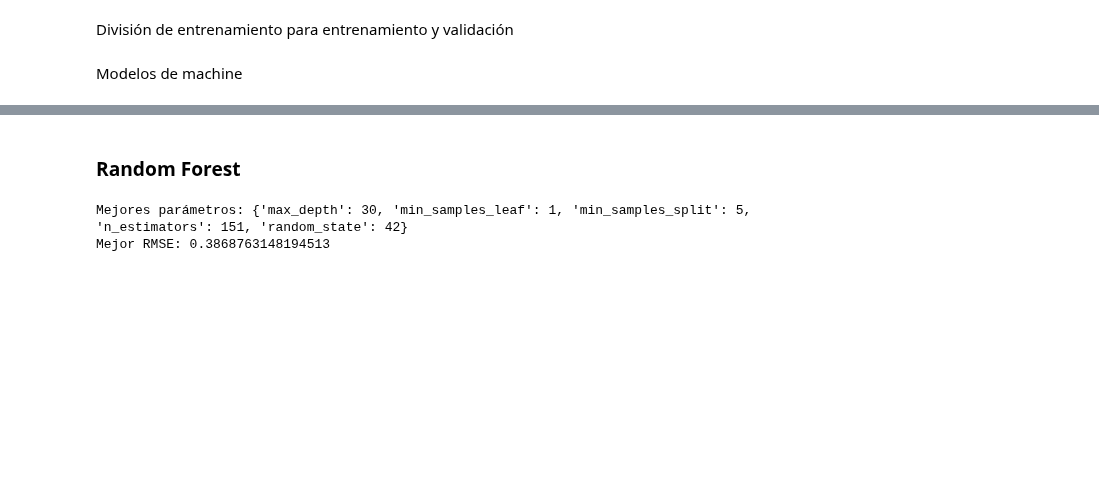
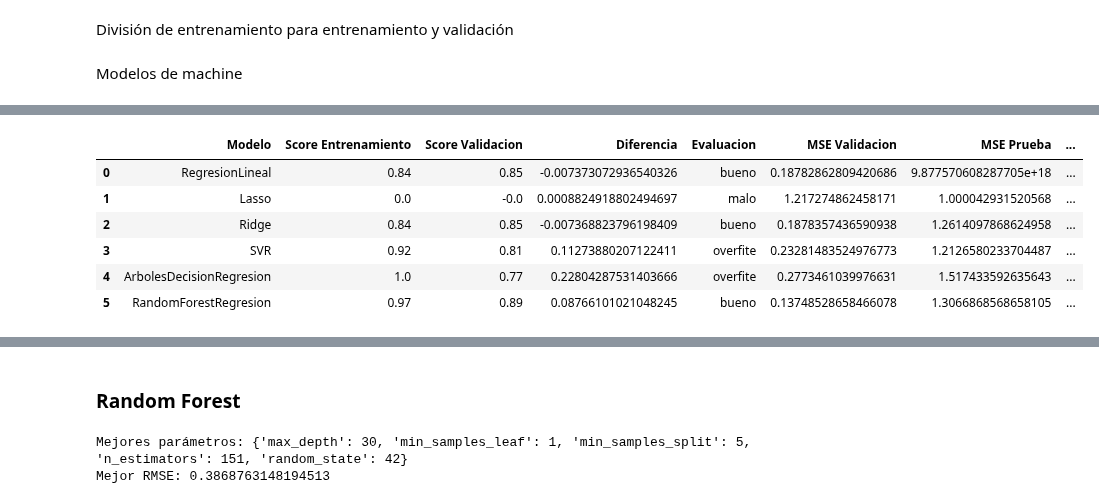
Before and after one commit to J0tta13/machine, a Jupyter notebook: Proyecto final/main.ipynb, the cells around one changed output, grey strips where cells are left out. Cells and saved outputs as stored; diff of their text form; code cells hidden in the pictures; blank space fills up the shorter version.

Commit message:
Sin dataset de Test

```diff
--- a/Proyecto final/main.ipynb
+++ b/Proyecto final/main.ipynb
@@ -272,0 +304,6 @@ y = scaler.fit_transform(y_df)
+# %%
+y_tes= y_test["SalePrice"]
+y_tes_array = y_tes.values.reshape(-1, 1)
+# %%
+y_test_escalado = scaler.fit_transform(y_tes_array)
+x_test = scaler.fit_transform(df_test)
@@ -276,3 +339,13 @@ División de entrenamiento para entrenamiento y validación
 x_train, x_valid, y_train, y_valid = train_test_split(x, y, test_size=0.2, shuffle=True,random_state=42)
 # %% [markdown]
 Modelos de machine
+# %%
+linearRegression= LinearRegression()
+lasso = Lasso()
+ridge = Ridge()
+svr = SVR()
+# decisionTreeRegresor = DecisionTreeRegressor(max_depth=300, min_samples_split=10, min_samples_leaf=10, random_state=42)
+# randomForest = RandomForestRegressor(max_depth= 60, min_samples_leaf= 1, min_samples_split= 2, n_estimators= 51, random_state=42)
+
+decisionTreeRegresor = DecisionTreeRegressor()
+randomForest = RandomForestRegressor()
@@ -278,0 +423,77 @@ Modelos de machine
+# %%
+from sklearn.metrics import mean_squared_error, r2_score
+import pandas as pd
+
+def evaluate_models(models, models_names, x_train, y_train, x_valid, y_valid, x_test, y_test):
+    # Calcular predicciones y errores cuadrados para cada modelo en validación
+    squared_errors_valid = []
+    for model in models:
+        y_pred_valid = model.predict(x_valid)
+        mse_valid = mean_squared_error(y_valid, y_pred_valid)
+        squared_errors_valid.append(f'{mse_valid }')  # Formatear como porcentaje
+
+    # Calcular puntuaciones de entrenamiento y validación
+    train_score = [model.score(x_train, y_train) for model in models]
+    valid_score = [model.score(x_valid, y_valid) for model in models]
+
+    # Diferencia entre las puntuaciones de entrenamiento y validación
+    ratio = []
+    for train, valid in zip(train_score, valid_score):
+        result = train - valid
+        ratio.append(f'{result}')
+
+    # Evaluar el estado del modelo
+    rate = []
+    for train, valid in zip(train_score, valid_score):
+        if train <= 0.65 and valid <= 0.65:
+            rate.append('malo')
+        elif train > valid * 1.10:
+            rate.append('overfite')
+        elif train > 0.65 and train < 0.80 and valid > 0.65 and valid < 0.80:
+            rate.append('medio')
+        elif train >= 0.80 and valid >= 0.80 and train < 1.00 and valid < 1.00:
+            rate.append('bueno')
+        elif train >= 0.80 and valid < 0.80:
+            rate.append('Alto train, Bajo test')
+        else:
+            rate.append('unknown')
+
+    # Calcular predicciones y errores cuadrados para cada modelo en prueba
+    squared_errors_test = []
+    r2_scores_test = []
+    for model in models:
+        y_pred_test = model.predict(x_test)
+        mse_test = mean_squared_error(y_test, y_pred_test)
+        r2_test = r2_score(y_test, y_pred_test)
+        squared_errors_test.append(f'{mse_test }')  # Formatear como porcentaje
+        r2_scores_test.append(f'{r2_test }')  # Formatear como porcentaje
+
+    # Crear DataFrame con los resultados
+    model_score = pd.DataFrame({
+        'Modelo': models_names,
+        'Score Entrenamiento': [f'{round(score , 2)}' for score in train_score],
+        'Score Validacion': [f'{round(score , 2)}' for score in valid_score],
+        'Diferencia': ratio,
+        'Evaluacion': rate,
+        'MSE Validacion': squared_errors_valid,
+        'MSE Prueba': squared_errors_test,
+        'R2 Prueba': r2_scores_test
+    })
+
+    return model_score
+
+# Ejemplo de uso
+models = [linearRegression, lasso, ridge, svr, decisionTreeRegresor, randomForest]
+models_names = ['RegresionLineal', 'Lasso', 'Ridge', 'SVR', 'ArbolesDecisionRegresion', 'RandomForestRegresion']
+model_score = evaluate_models(models, models_names, x_train, y_train, x_valid, y_valid, x_test, y_test_escalado)
+
+# Mostrar resultado
+model_score
+# %% [output]
+|  | Modelo | Score Entrenamiento | Score Validacion | Diferencia | Evaluacion | MSE Validacion | MSE Prueba | ... |
+| 0 | RegresionLineal | 0.84 | 0.85 | -0.007373072936540326 | bueno | 0.18782862809420686 | 9.877570608287705e+18 | ... |
+| 1 | Lasso | 0.0 | -0.0 | 0.0008824918802494697 | malo | 1.217274862458171 | 1.000042931520568 | ... |
+| 2 | Ridge | 0.84 | 0.85 | -0.007368823796198409 | bueno | 0.1878357436590938 | 1.2614097868624958 | ... |
+| 3 | SVR | 0.92 | 0.81 | 0.11273880207122411 | overfite | 0.23281483524976773 | 1.2126580233704487 | ... |
+| 4 | ArbolesDecisionRegresion | 1.0 | 0.77 | 0.22804287531403666 | overfite | 0.2773461039976631 | 1.517433592635643 | ... |
+| 5 | RandomForestRegresion | 0.97 | 0.89 | 0.08766101021048245 | bueno | 0.13748528658466078 | 1.3066868568658105 | ... |
```
Also changed, not shown: parts of 28 cells of this notebook, 1 other file.
